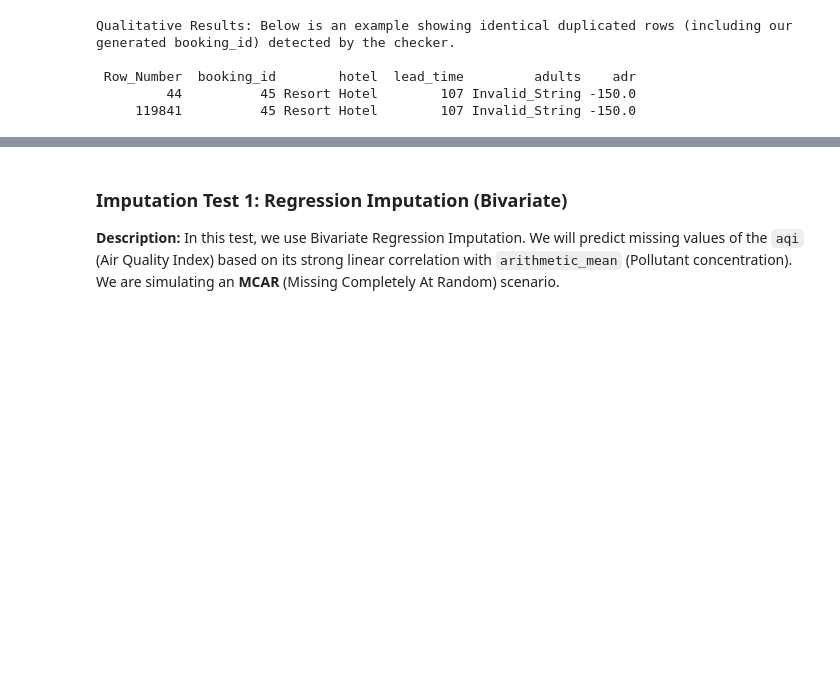
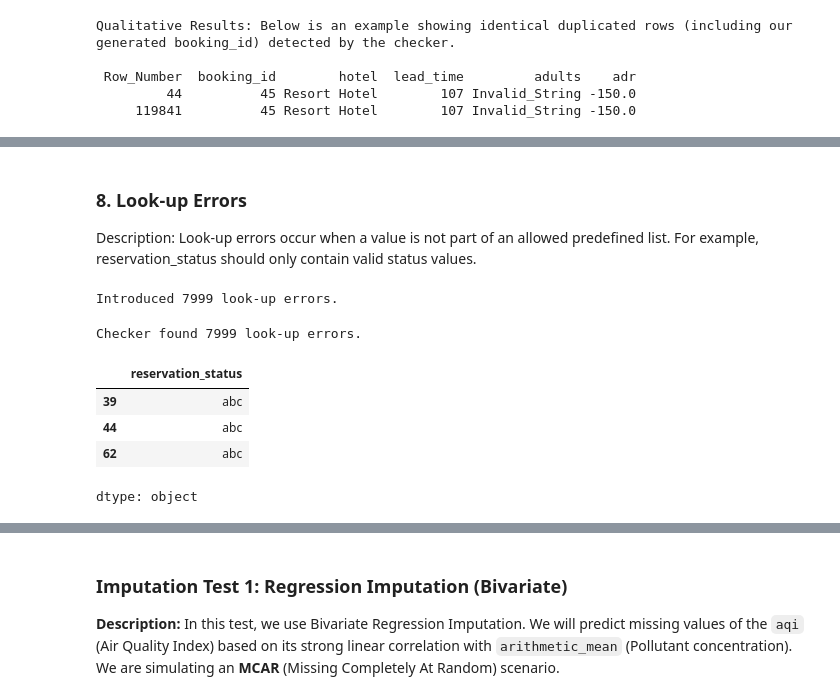
Before and after one commit to Sandotra/CSI4142-Assignment2-2026, a Jupyter notebook: CSI4142_Assignment2.ipynb, the cells around one changed output, grey strips where cells are left out. Cells and saved outputs as stored; diff of their text form; code cells hidden in the pictures; blank space fills up the shorter version.

```diff
--- a/CSI4142_Assignment2.ipynb
+++ b/CSI4142_Assignment2.ipynb
@@ -269,0 +366,42 @@ Qualitative Results: Below is an example showing identical duplicated rows (incl
+# %% [markdown]
+### 8. Look-up Errors
+
+Description:
+Look-up errors occur when a value is not part of an allowed predefined list.
+For example, reservation_status should only contain valid status values.
+# %%
+np.random.seed(42)
+df_hotel_dirty = df_hotel.copy()
+
+lookup_indices = np.random.choice(
+    df_hotel_dirty.index,
+    size=int(0.067 * len(df_hotel_dirty)),
+    replace=False
+)
+
+df_hotel_dirty.loc[lookup_indices, 'reservation_status'] = "abc"
+
+print(f"Introduced {len(lookup_indices)} look-up errors.")
+# %% [output]
+Introduced 7999 look-up errors.
+# %%
+valid_status = ["Canceled", "Check-Out", "No-Show"]
+
+def check_lookup_errors(df, column_name, valid_values):
+    return df[~df[column_name].isin(valid_values)]
+
+lookup_errors_found = check_lookup_errors(
+    df_hotel_dirty,
+    'reservation_status',
+    valid_status
+)
+
+print(f"Checker found {len(lookup_errors_found)} look-up errors.")
+lookup_errors_found['reservation_status'].head(3)
+# %% [output]
+Checker found 7999 look-up errors.
+|  | reservation_status |
+| 39 | abc |
+| 44 | abc |
+| 62 | abc |
+dtype: object
```
Also changed, not shown: parts of 16 cells of this notebook.
